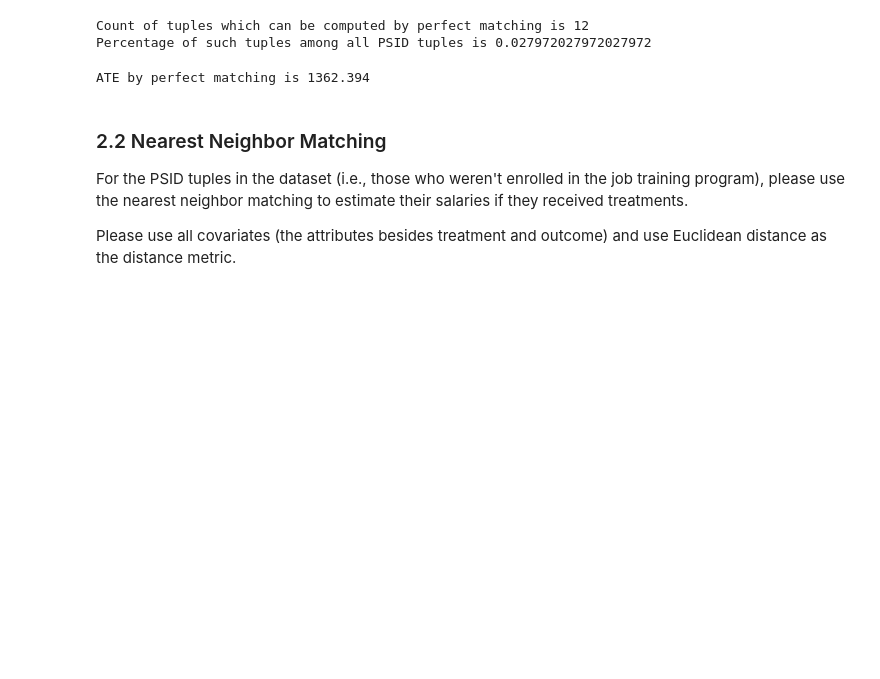
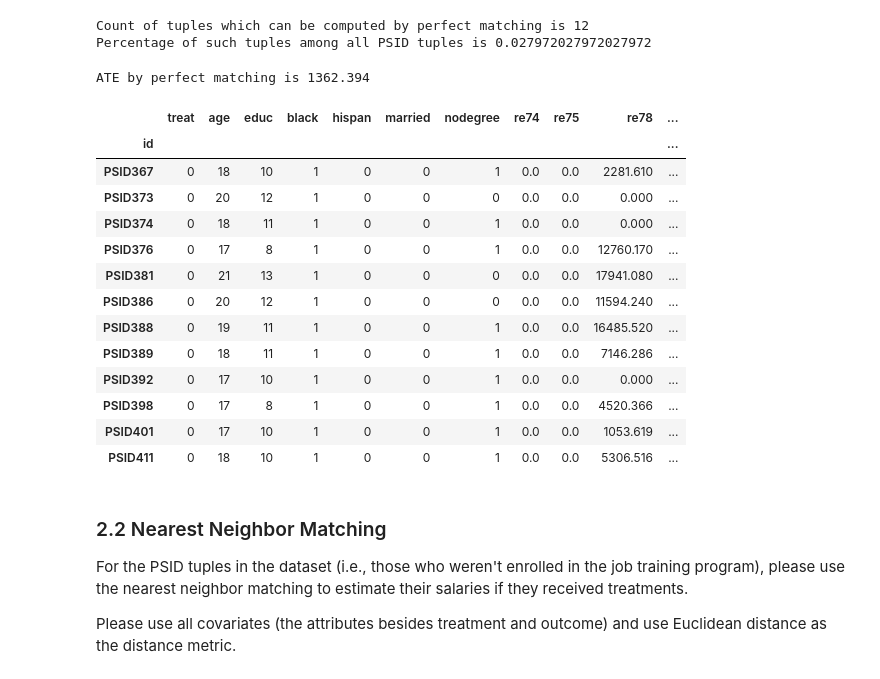
Before and after one commit to MichaelKuby/CMPT733_DataScience, a Jupyter notebook: A9/A9-2.ipynb, the cells around one changed output. Saved outputs shown, nothing was run; the diff lists cells and outputs as text; code cells hidden in the pictures; blank space fills up the shorter version.

```diff
--- a/A9/A9-2.ipynb
+++ b/A9/A9-2.ipynb
@@ -132,6 +132,23 @@ ATE = perfect_matches['diff'].mean()
 print("ATE by perfect matching is " + str(ATE))
 # %% [output]
 ATE by perfect matching is 1362.394
+# %%
+perfect_matches.head(12)
+# %% [output]
+|  | treat | age | educ | black | hispan | married | nodegree | re74 | re75 | re78 | ... |
+| id |  |  |  |  |  |  |  |  |  |  | ... |
+| PSID367 | 0 | 18 | 10 | 1 | 0 | 0 | 1 | 0.0 | 0.0 | 2281.610 | ... |
+| PSID373 | 0 | 20 | 12 | 1 | 0 | 0 | 0 | 0.0 | 0.0 | 0.000 | ... |
+| PSID374 | 0 | 18 | 11 | 1 | 0 | 0 | 1 | 0.0 | 0.0 | 0.000 | ... |
+| PSID376 | 0 | 17 | 8 | 1 | 0 | 0 | 1 | 0.0 | 0.0 | 12760.170 | ... |
+| PSID381 | 0 | 21 | 13 | 1 | 0 | 0 | 0 | 0.0 | 0.0 | 17941.080 | ... |
+| PSID386 | 0 | 20 | 12 | 1 | 0 | 0 | 0 | 0.0 | 0.0 | 11594.240 | ... |
+| PSID388 | 0 | 19 | 11 | 1 | 0 | 0 | 1 | 0.0 | 0.0 | 16485.520 | ... |
+| PSID389 | 0 | 18 | 11 | 1 | 0 | 0 | 1 | 0.0 | 0.0 | 7146.286 | ... |
+| PSID392 | 0 | 17 | 10 | 1 | 0 | 0 | 1 | 0.0 | 0.0 | 0.000 | ... |
+| PSID398 | 0 | 17 | 8 | 1 | 0 | 0 | 1 | 0.0 | 0.0 | 4520.366 | ... |
+| PSID401 | 0 | 17 | 10 | 1 | 0 | 0 | 1 | 0.0 | 0.0 | 1053.619 | ... |
+| PSID411 | 0 | 18 | 10 | 1 | 0 | 0 | 1 | 0.0 | 0.0 | 5306.516 | ... |
 # %% [markdown]
 ### 2.2 Nearest Neighbor Matching
 For the PSID tuples in the dataset (i.e., those who weren't enrolled in the job training program), please use the nearest neighbor matching to estimate their salaries if they received treatments.
```
Also changed, not shown: parts of 15 cells of this notebook.
